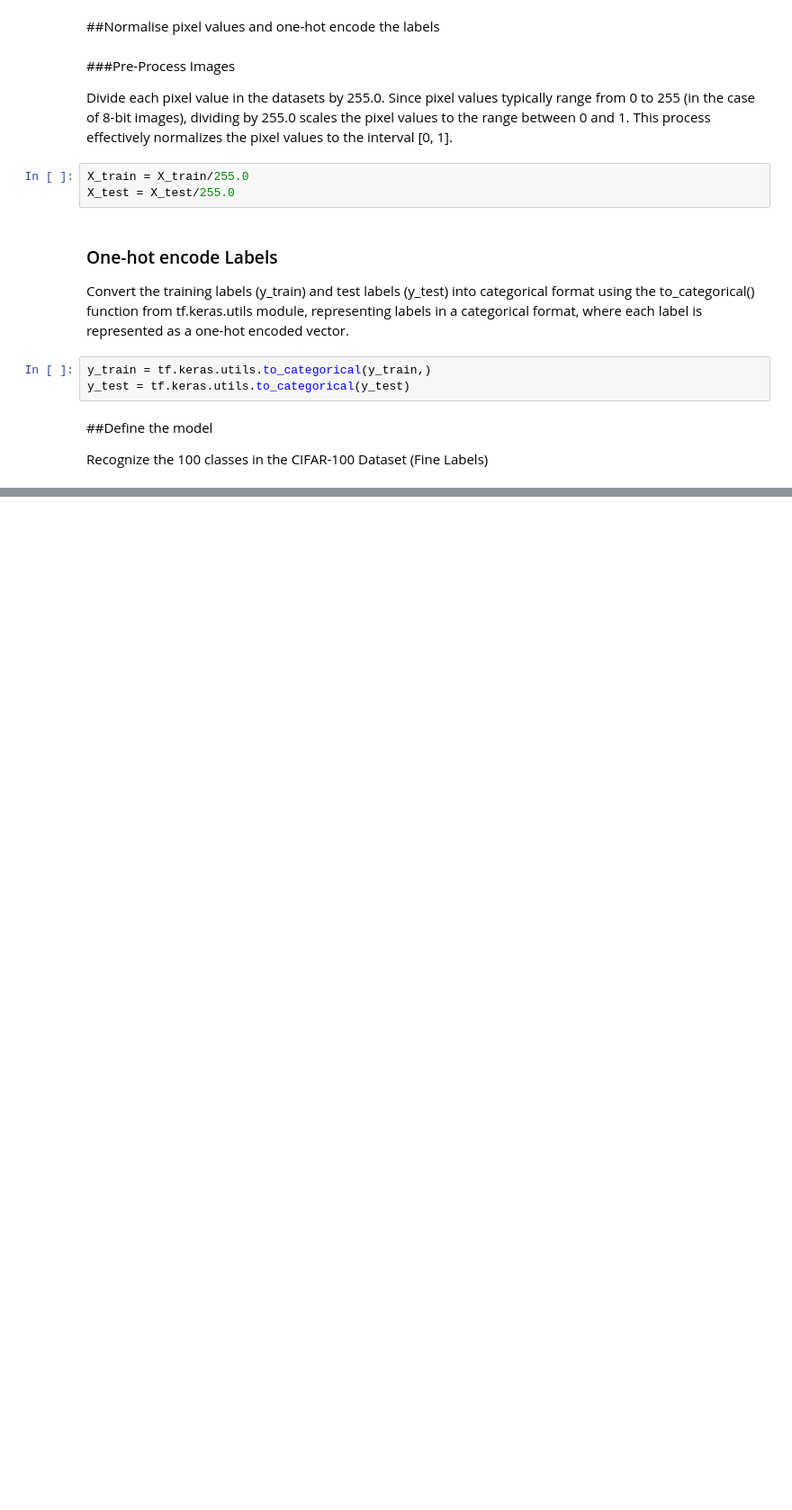
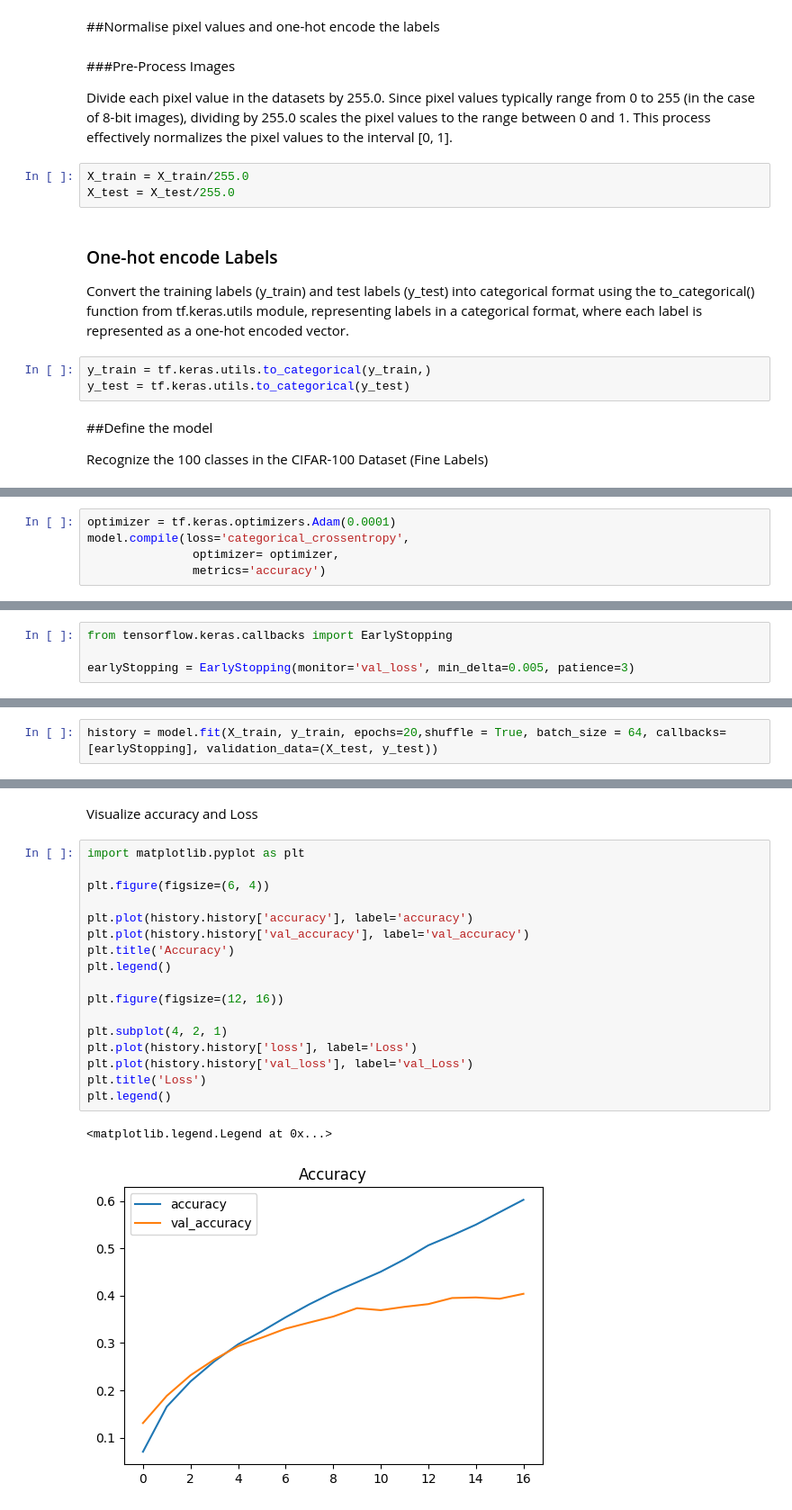
Before and after one commit to tosittig/CASAIS, a Jupyter notebook: Project_2_Sect_1_Assmt.ipynb, the cells around one changed output, grey strips where cells are left out. Shown at 90% size. Saved outputs shown, nothing was run; the diff lists cells and outputs as text; blank space fills up the shorter version.

```diff
--- a/Project_2_Sect_1_Assmt.ipynb
+++ b/Project_2_Sect_1_Assmt.ipynb
@@ -93,0 +121,5 @@ model.add(Dense(100, activation ='softmax'))
+# %%
+optimizer = tf.keras.optimizers.Adam(0.0001)
+model.compile(loss='categorical_crossentropy',
+               optimizer= optimizer,
+               metrics='accuracy')
@@ -93,0 +128,4 @@ model.add(Dense(100, activation ='softmax'))
+# %%
+from tensorflow.keras.callbacks import EarlyStopping
+
+earlyStopping = EarlyStopping(monitor='val_loss', min_delta=0.005, patience=3)
@@ -93,0 +134,2 @@ model.add(Dense(100, activation ='softmax'))
+# %%
+history = model.fit(X_train, y_train, epochs=20,shuffle = True, batch_size = 64, callbacks=[earlyStopping], validation_data=(X_test, y_test))
@@ -93,0 +154,22 @@ model.add(Dense(100, activation ='softmax'))
+# %% [markdown]
+Visualize accuracy and Loss
+# %%
+import matplotlib.pyplot as plt
+
+plt.figure(figsize=(6, 4))
+
+plt.plot(history.history['accuracy'], label='accuracy')
+plt.plot(history.history['val_accuracy'], label='val_accuracy')
+plt.title('Accuracy')
+plt.legend()
+
+plt.figure(figsize=(12, 16))
+
+plt.subplot(4, 2, 1)
+plt.plot(history.history['loss'], label='Loss')
+plt.plot(history.history['val_loss'], label='val_Loss')
+plt.title('Loss')
+plt.legend()
+# %% [output]
+<matplotlib.legend.Legend at 0x...>
+[figure, added]
```
Also changed, not shown: parts of 10 cells of this notebook.
